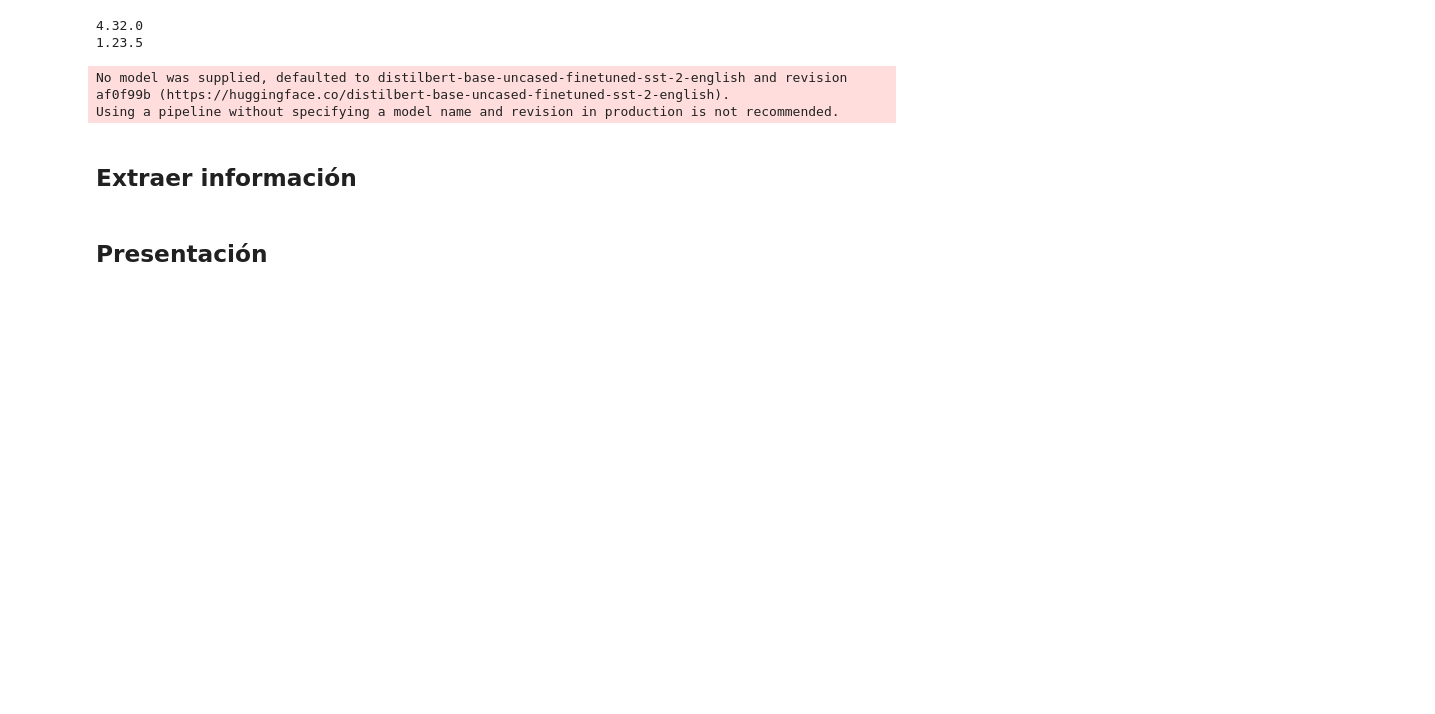
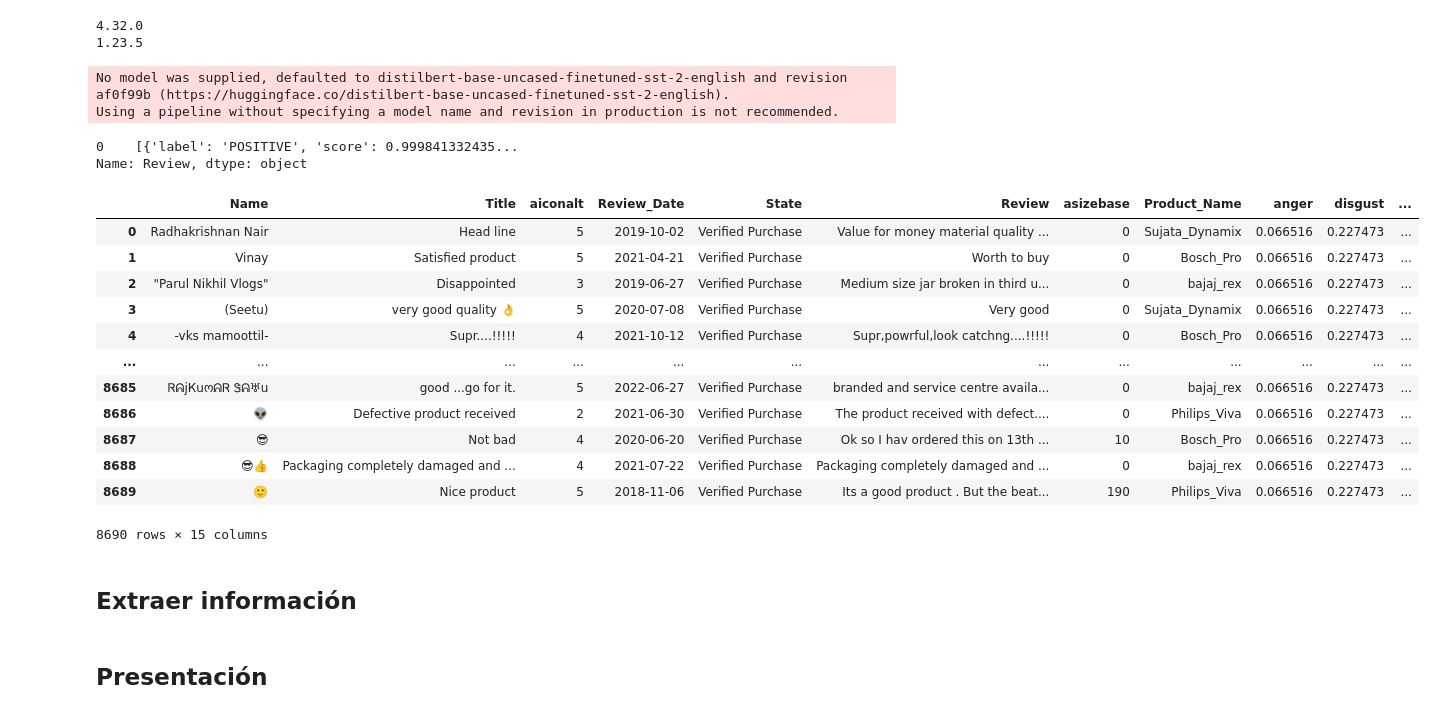
Before and after one commit to sharop/CD2001C, a Jupyter notebook: sandbox/warming_up.ipynb, the cells around one changed output. Drawn from its saved outputs; the diff is of its cells as text; code cells hidden in the pictures; blank space fills up the shorter version.

```diff
--- a/sandbox/warming_up.ipynb
+++ b/sandbox/warming_up.ipynb
@@ -370,6 +369,36 @@ def create_wc(gAnalysis, product, product_name):
 
     #wc_p.append(product_record)
     return product_record #pd.DataFrame.from_records(wc_p)
+# %%
+#Main Process
+
+#Arreglo para la nube de palabras
+wc_ds = []
+# %% [output]
+0    [{'label': 'POSITIVE', 'score': 0.999841332435...
+Name: Review, dtype: object
+# %%
+ema = df_p.Review.apply(lambda textComment: emotion_analysis( textComment if len(textComment)<512 else textComment[:512]))
+# %%
+for emotion in list(zip(*ema))[0]:
+  for emotion in item:
+     df_p[emotion['label']] = emotion['score']
+# %%
+df_p
+# %% [output]
+|  | Name | Title | aiconalt | Review_Date | State | Review | asizebase | Product_Name | anger | disgust | ... |
+| 0 | Radhakrishnan Nair | Head line | 5 | 2019-10-02 | Verified Purchase | Value for money material quality ... | 0 | Sujata_Dynamix | 0.066516 | 0.227473 | ... |
+| 1 | Vinay | Satisfied product | 5 | 2021-04-21 | Verified Purchase | Worth to buy | 0 | Bosch_Pro | 0.066516 | 0.227473 | ... |
+| 2 | "Parul Nikhil Vlogs" | Disappointed | 3 | 2019-06-27 | Verified Purchase | Medium size jar broken in third u... | 0 | bajaj_rex | 0.066516 | 0.227473 | ... |
+| 3 | (Seetu) | very good quality 👌 | 5 | 2020-07-08 | Verified Purchase | Very good | 0 | Sujata_Dynamix | 0.066516 | 0.227473 | ... |
+| 4 | -vks mamoottil- | Supr....!!!!! | 4 | 2021-10-12 | Verified Purchase | Supr,powrful,look catchng....!!!!! | 0 | Bosch_Pro | 0.066516 | 0.227473 | ... |
+| ... | ... | ... | ... | ... | ... | ... | ... | ... | ... | ... | ... |
+| 8685 | ᏒᕱϳКuოᕱᏒ Ꮥᕱ♅u | good ...go for it. | 5 | 2022-06-27 | Verified Purchase | branded and service centre availa... | 0 | bajaj_rex | 0.066516 | 0.227473 | ... |
+| 8686 | 👽 | Defective product received | 2 | 2021-06-30 | Verified Purchase | The product received with defect.... | 0 | Philips_Viva | 0.066516 | 0.227473 | ... |
+| 8687 | 😎 | Not bad | 4 | 2020-06-20 | Verified Purchase | Ok so I hav ordered this on 13th ... | 10 | Bosch_Pro | 0.066516 | 0.227473 | ... |
+| 8688 | 😎👍 | Packaging completely damaged and ... | 4 | 2021-07-22 | Verified Purchase | Packaging completely damaged and ... | 0 | bajaj_rex | 0.066516 | 0.227473 | ... |
+| 8689 | 🙂 | Nice product | 5 | 2018-11-06 | Verified Purchase | Its a good product . But the beat... | 190 | Philips_Viva | 0.066516 | 0.227473 | ... |
+8690 rows × 15 columns
 # %% [markdown]
 ## Extraer información
 # %% [markdown]
```
Also changed, not shown: parts of 1 cell of this notebook.
